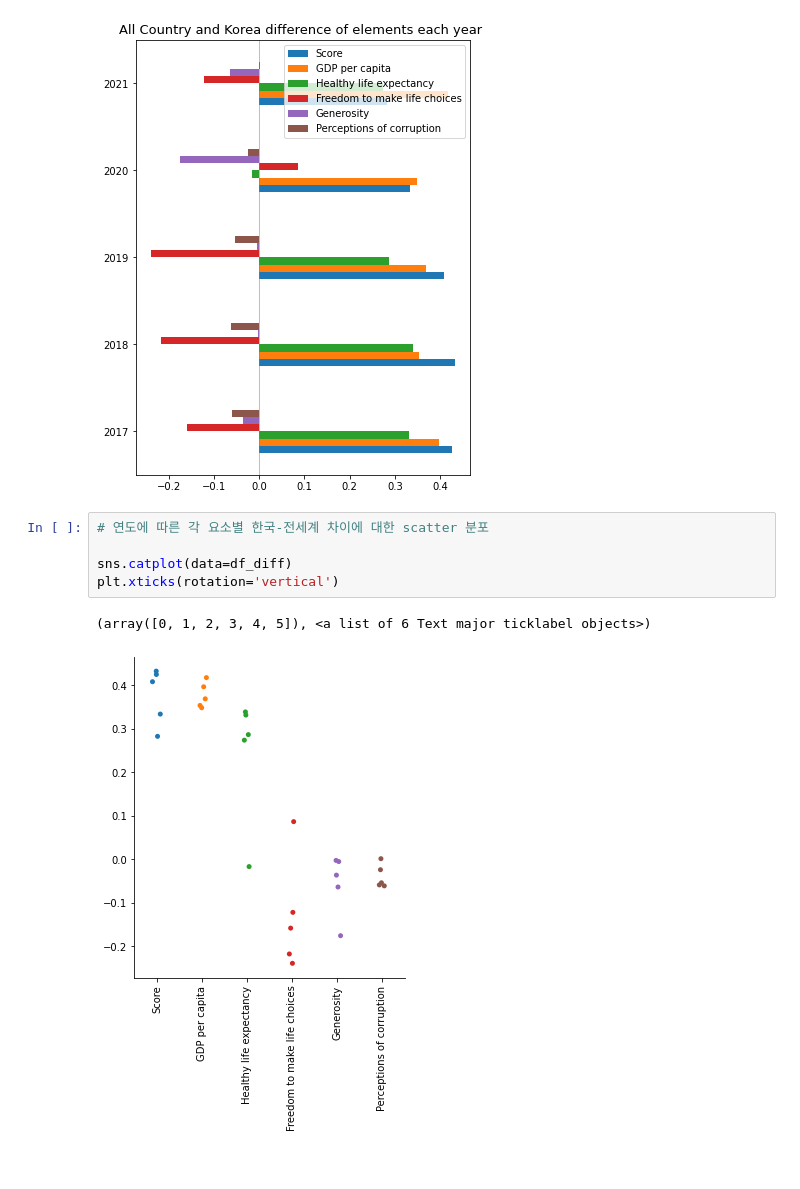
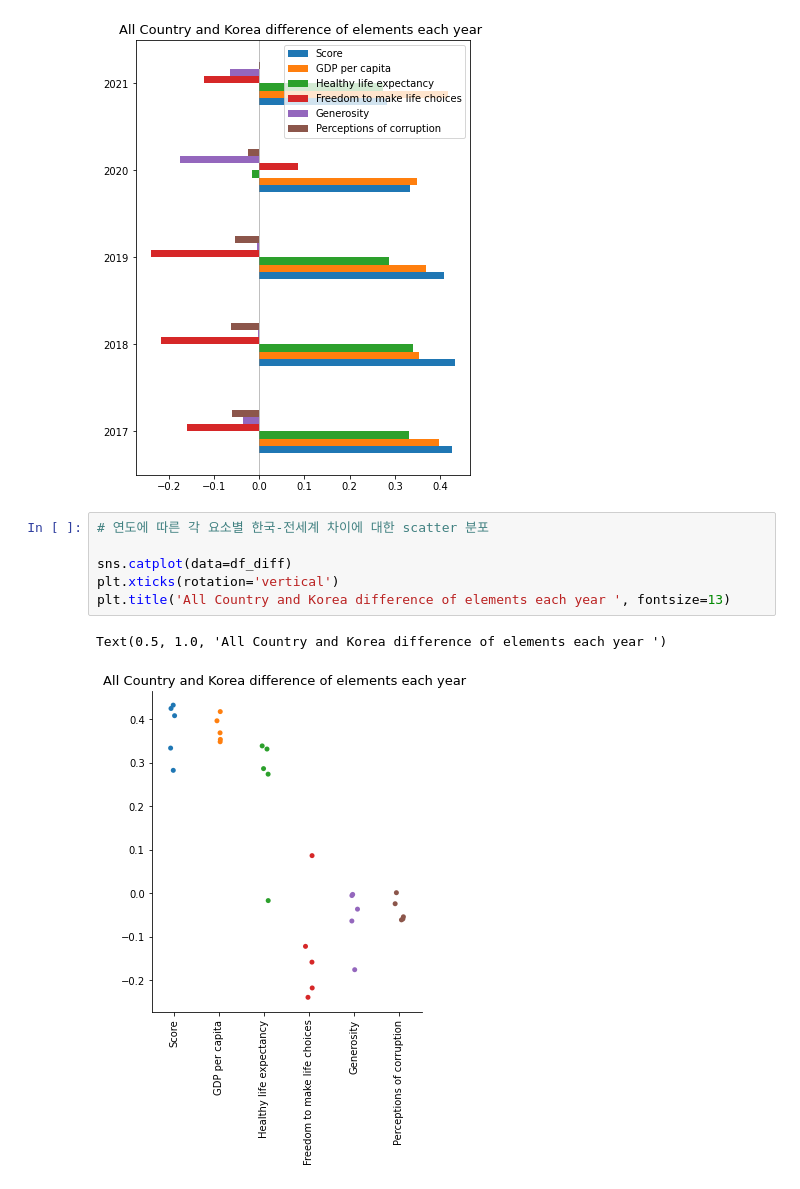
Before and after one commit to Sim-mi-gyeong/DataAnalysis, a Jupyter notebook: TermProject04_Korea's_comparision.ipynb, the cells around one changed output. Saved outputs shown, nothing was run; the diff lists cells and outputs as text.

```diff
--- a/TermProject04_Korea's_comparision.ipynb
+++ b/TermProject04_Korea's_comparision.ipynb
@@ -264,8 +205,9 @@ Text(0.5, 1.0, 'All Country and Korea difference of elements each year ')
 # %%
 # 연도에 따른 각 요소별 한국-전세계 차이에 대한 scatter 분포
 
 sns.catplot(data=df_diff)
 plt.xticks(rotation='vertical')
+plt.title('All Country and Korea difference of elements each year ', fontsize=13)
 # %% [output]
-(array([0, 1, 2, 3, 4, 5]), <a list of 6 Text major ticklabel objects>)
+Text(0.5, 1.0, 'All Country and Korea difference of elements each year ')
-[figure, old version]
+[figure, new version]
```
Also changed, not shown: parts of 16 cells of this notebook.
